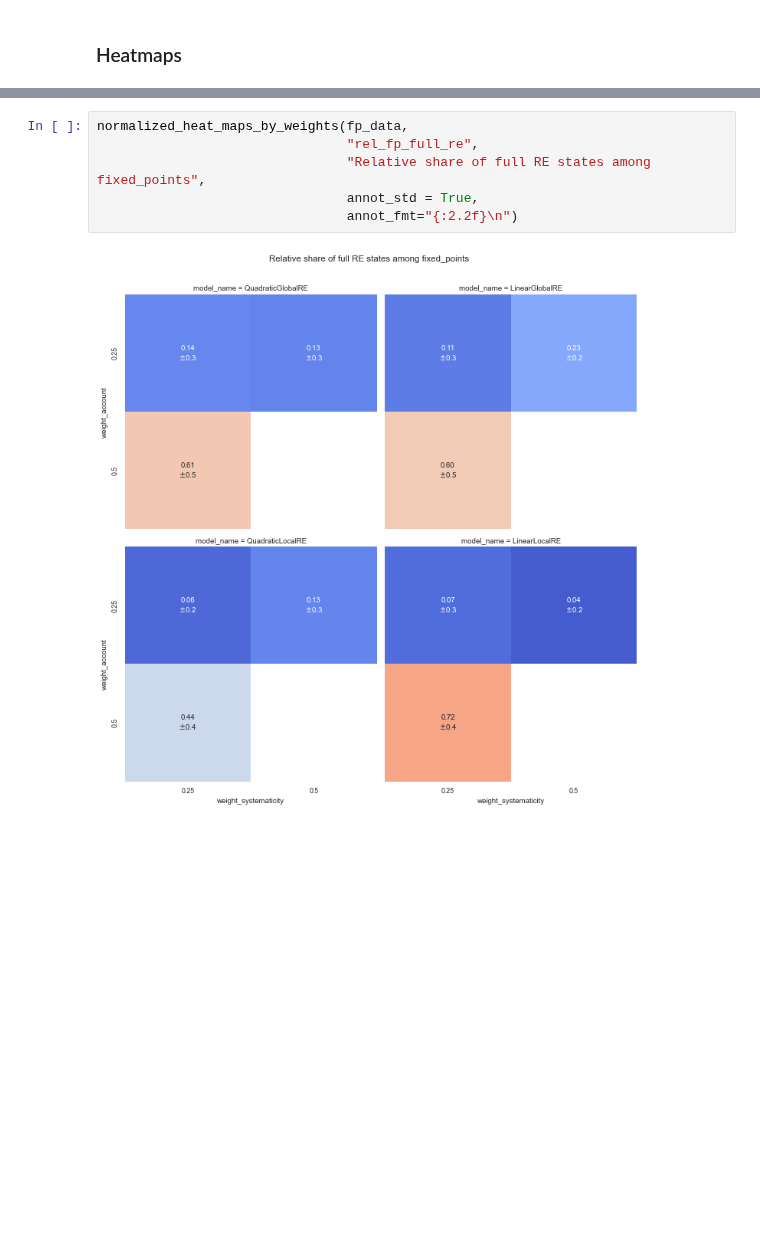
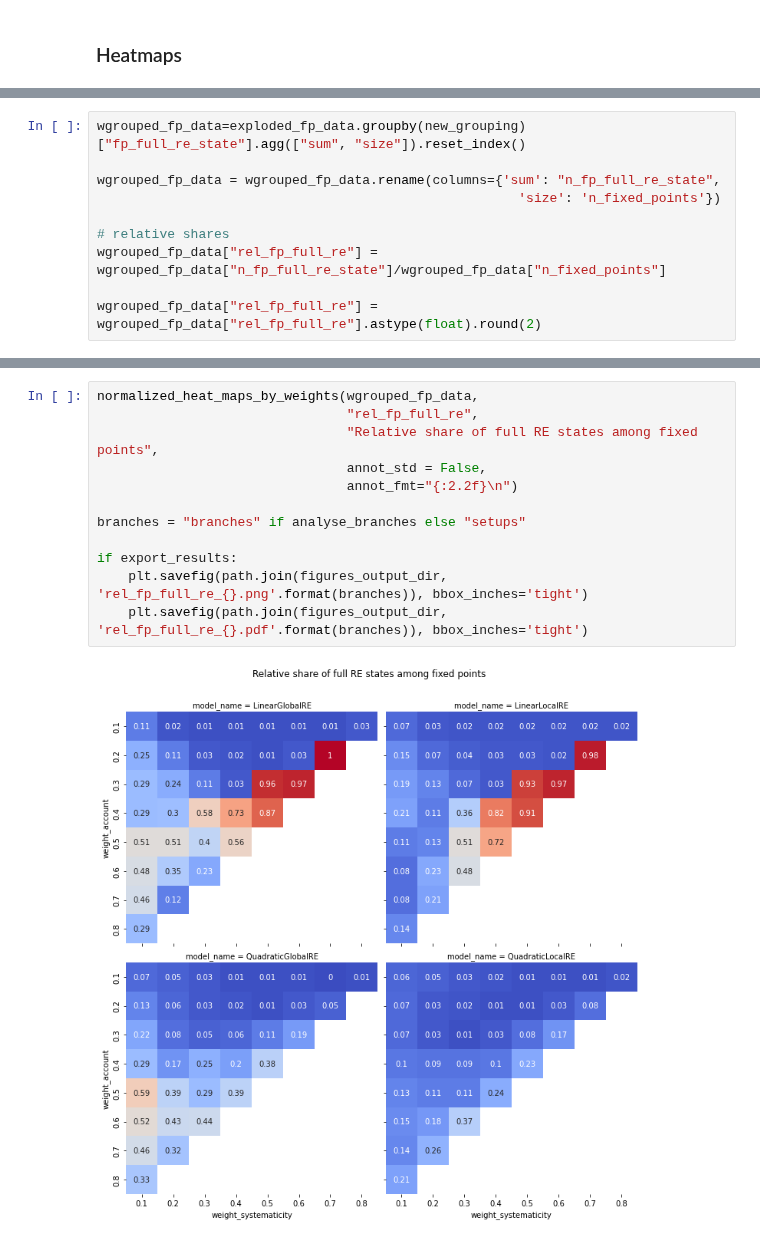
Before and after one commit to re-models/re-technical-report, a Jupyter notebook: notebooks/data_analysis_chapter_full_re_states.ipynb, the cells around one changed output, grey strips where cells are left out. Drawn from its saved outputs; the diff is of its cells as text; blank space fills up the shorter version.

```diff
--- a/notebooks/data_analysis_chapter_full_re_states.ipynb
+++ b/notebooks/data_analysis_chapter_full_re_states.ipynb
@@ -271 +399,11 @@ Passing `palette` without assigning `hue` is deprecated and will be removed in v
+# %%
+wgrouped_fp_data=exploded_fp_data.groupby(new_grouping)["fp_full_re_state"].agg(["sum", "size"]).reset_index()
+
+wgrouped_fp_data = wgrouped_fp_data.rename(columns={'sum': "n_fp_full_re_state",
+                                                      'size': 'n_fixed_points'})
+
+# relative shares
+wgrouped_fp_data["rel_fp_full_re"] = wgrouped_fp_data["n_fp_full_re_state"]/wgrouped_fp_data["n_fixed_points"]
+
+wgrouped_fp_data["rel_fp_full_re"] = wgrouped_fp_data["rel_fp_full_re"].astype(float).round(2)
 # %%
@@ -279,8 +424,14 @@ normalized_heat_maps_by_weights(go_data,
-# %%
-normalized_heat_maps_by_weights(fp_data,
-                                "rel_fp_full_re",
-                                "Relative share of full RE states among fixed_points",
-                                annot_std = True,
-                                annot_fmt="{:2.2f}\n")
-# %% [output]
-[figure, removed]
+# %%
+normalized_heat_maps_by_weights(wgrouped_fp_data,
+                                "rel_fp_full_re",
+                                "Relative share of full RE states among fixed points",
+                                annot_std = False,
+                                annot_fmt="{:2.2f}\n")
+
+branches = "branches" if analyse_branches else "setups"
+
+if export_results:
+    plt.savefig(path.join(figures_output_dir, 'rel_fp_full_re_{}.png'.format(branches)), bbox_inches='tight')
+    plt.savefig(path.join(figures_output_dir, 'rel_fp_full_re_{}.pdf'.format(branches)), bbox_inches='tight')
+# %% [output]
+[figure, added]
```
Also changed, not shown: parts of 41 cells of this notebook, 18 other files.
